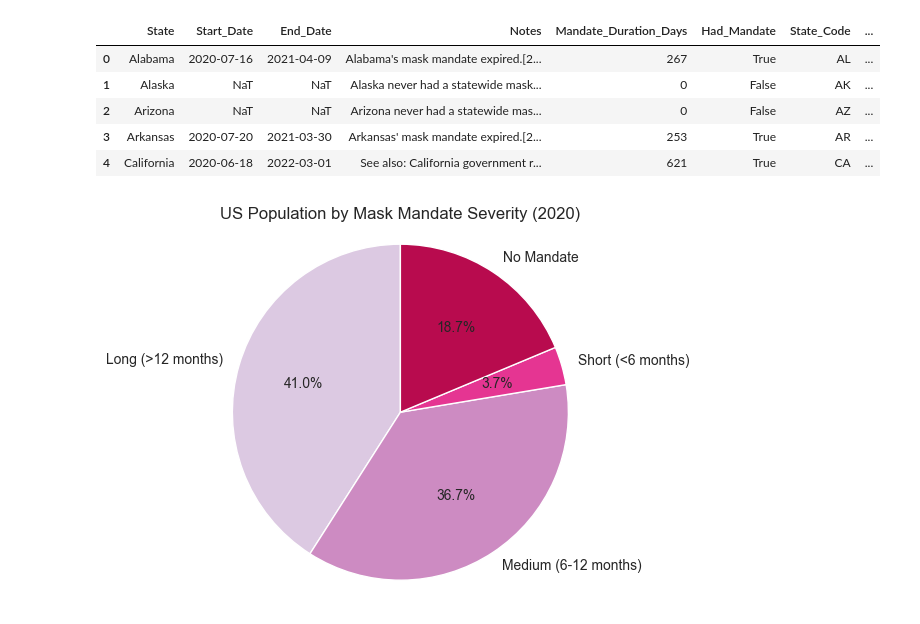
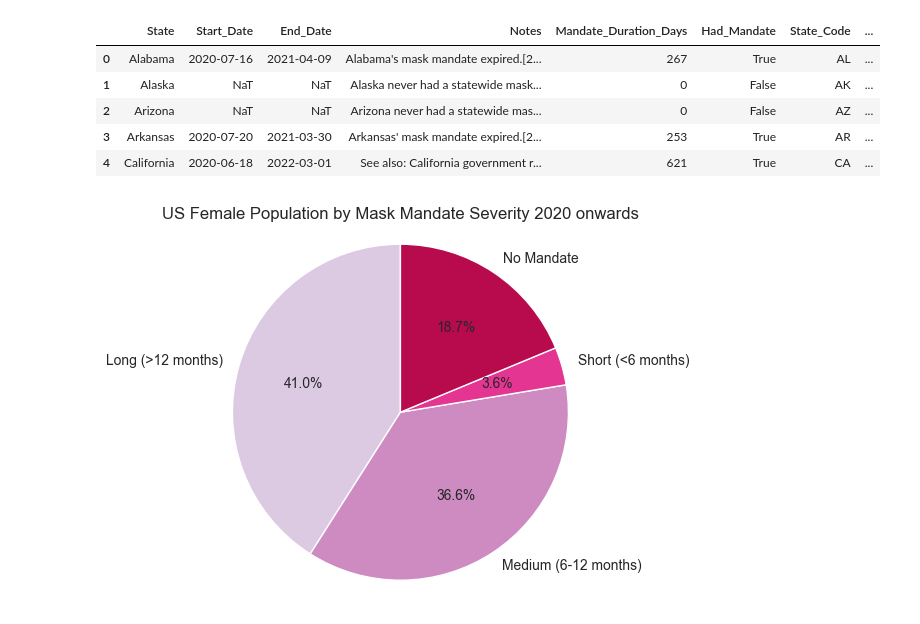
Before and after one commit to kaitlinjohnson1/Luxury_goods_project, a Jupyter notebook: code/visualisations_code.ipynb, the cells around one changed output. Saved outputs shown, nothing was run; the diff lists cells and outputs as text; code cells hidden in the pictures.

Commit message:
Final code version - altered pie chart

```diff
--- a/code/visualisations_code.ipynb
+++ b/code/visualisations_code.ipynb
@@ -1883,3 +1883,14 @@ Table 0
 | 2 | Florida | 21538187 |
 | 3 | New York | 20201249 |
 | 4 | Pennsylvania | 13002700 |
+# %%
+# Import data on the ratio of women by each state
+male_female_ratio = pd.read_csv("/Users/kaitlinjohnson/Desktop/luxury_goods_project/data/raw_data/country_data/US/male_female_pop_ratio.csv")
+male_female_ratio
+
+# Rename columns
+male_female_ratio = male_female_ratio.rename(columns={'U.S. population: male to female ratio, by state 2020': 'State', 'Unnamed: 1': 'M_F_Ratio'})
+
+# Drop unnecessary columns and print
+df_ratio_clean = male_female_ratio.dropna(subset=['State', 'M_F_Ratio'])
+df_ratio_clean.head()
@@ -1885,0 +1904,11 @@ Table 0
+# %%
+# Merge with state population dataframe
+df_female_pop = pd.merge(state_pop, df_ratio_clean, on='State', how='left')
+
+# Calculate the female population from this ratio
+df_female_pop["Female_Pop"] = df_female_pop["Population (2020)[84]"] / (1+df_female_pop['M_F_Ratio'] / 100 )
+pd.set_option('display.float_format', '{:.0f}'.format)
+
+# Drop unneeded columns
+df_female_pop = df_female_pop.drop(columns=["Population (2020)[84]", "M_F_Ratio"])
+df_female_pop.head()
@@ -1886,5 +1922,6 @@ Table 0
 # %%
-mask_pop = mask_mandate_table.merge(state_pop, on="State", how="left")
+# Merge the female population and state with the mask mandate table
+mask_pop = mask_mandate_table.merge(df_female_pop, on="State", how="left")
 mask_pop.head()
 # %% [output]
 |  | State | Start_Date | End_Date | Notes | Mandate_Duration_Days | Had_Mandate | State_Code | ... |
@@ -1894,25 +1931,23 @@ mask_pop.head()
 | 3 | Arkansas | 2020-07-20 | 2021-03-30 | Arkansas' mask mandate expired.[2... | 253 | True | AR | ... |
 | 4 | California | 2020-06-18 | 2022-03-01 | See also: California government r... | 621 | True | CA | ... |
 # %%
-# Define the desired order of severity levels
+# Order the mask mandates, group mask mandate category and population to see how many are in each
 severity_order = ['Long (>12 months)',  'Medium (6-12 months)', 'Short (<6 months)', 'No Mandate']
-
-# Group by severity and sum population
-mask_pop_grouped = mask_pop.groupby('Mandate Category')['Population (2020)[84]'].sum()
-
-# Reorder according to desired severity
+mask_pop_grouped = mask_pop.groupby('Mandate Category')['Female_Pop'].sum()
 mask_pop_grouped = mask_pop_grouped.reindex(severity_order)
 
-# Plot pie chart
+# Create a pie chart in pink to show what proportion of the female population was under each type of mandate
 mask_pop_grouped.plot(
     kind='pie',
     autopct='%1.1f%%',
     startangle=90,
     colors=colors,
     ylabel=''
 )
 
-plt.title('US Population by Mask Mandate Severity (2020)')
-plt.axis('equal');
+# Add titles
+plt.title('US Female Population by Mask Mandate Severity 2020 onwards')
+plt.axis('equal')
+plt.show()
 # %% [output]
-[figure, old version]
+[figure, new version]
```
Also changed, not shown: parts of 6 cells of this notebook.
